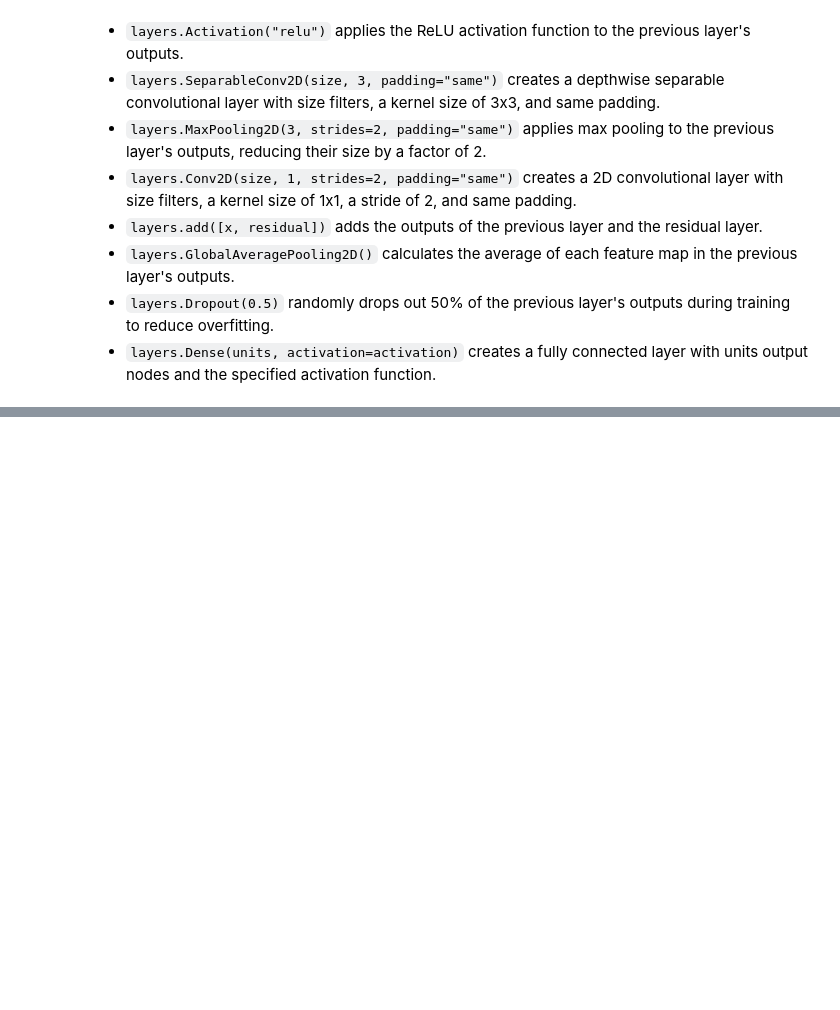
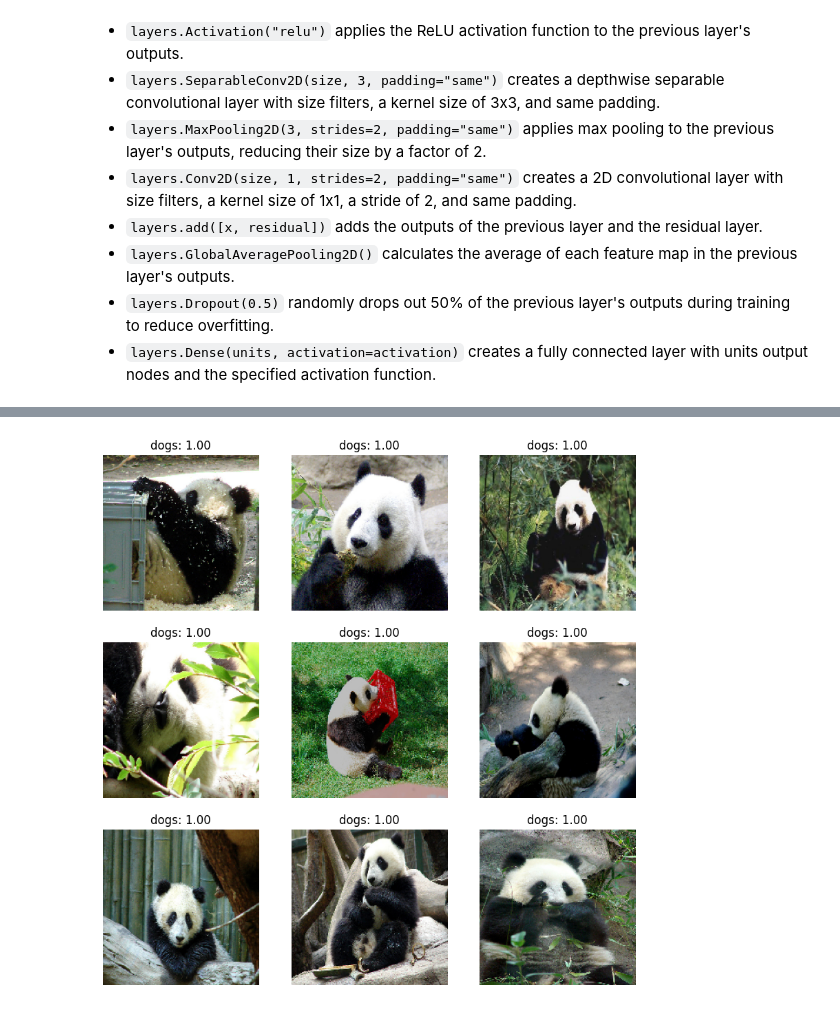
Before and after one commit to oscar-peng/datasci_223, a Jupyter notebook: lectures/06/demo/01-which_animal.ipynb, the cells around one changed output, grey strips where cells are left out. Drawn from its saved outputs; the diff is of its cells as text; code cells hidden in the pictures; blank space fills up the shorter version.

```diff
--- a/lectures/06/demo/01-which_animal.ipynb
+++ b/lectures/06/demo/01-which_animal.ipynb
@@ -371,8 +397,7 @@ model.evaluate(world_ds)
 # %%
 # Run inference on a new image
 img = keras.preprocessing.image.load_img(
-    world + 'pandas/panda_00016.jpg',
-    target_size=IMAGE_SIZE
+    world + "pandas/panda_00016.jpg", target_size=IMAGE_SIZE
 )
 img_array = keras.preprocessing.image.img_to_array(img)
 img_array = tf.expand_dims(img_array, 0)  # Create batch axis
@@ -381,4 +406,6 @@ predictions = model.predict(img_array)
 class_index = tf.argmax(predictions, axis=1)[0]
 score = float(predictions[0][class_index])
 
-print(f"This image is a {world_classes[class_index]} with a probability of {100 * score:.2f}%.")
+print(
+    f"This image is a {world_classes[class_index]} with a probability of {100 * score:.2f}%."
+)
@@ -386,7 +416,7 @@ print(f"This image is a {world_classes[class_index]} with a probability of {100
 # How well does the model perform on the (cat, dog, panda) dataset? Especially on the pandas?!?
 
 # Get list of all panda image file paths
-panda_paths = glob.glob(world + 'pandas/*.jpg')
+panda_paths = glob.glob(world + "pandas/*.jpg")
 
 # Randomly select 9 panda images
 sample_panda_paths = random.sample(panda_paths, 9)
@@ -404,8 +434,9 @@ for i, path in enumerate(sample_panda_paths):
     class_index = score.argmax()
     class_name = world_classes[class_index]
     prob = score[class_index]
-    axs[i//3][i%3].imshow(img_array[0]/255.)
-    axs[i//3][i%3].set_title(f"{class_name}: {prob:.2f}")
-    axs[i//3][i%3].axis('off')
+    axs[i // 3][i % 3].imshow(img_array[0] / 255.0)
+    axs[i // 3][i % 3].set_title(f"{class_name}: {prob:.2f}")
+    axs[i // 3][i % 3].axis("off")
 
 plt.show()
+# %% [output]
@@ -411,0 +452 @@ plt.show()
+[figure, added]
```
Also changed, not shown: parts of 12 cells of this notebook, 2 other files.
